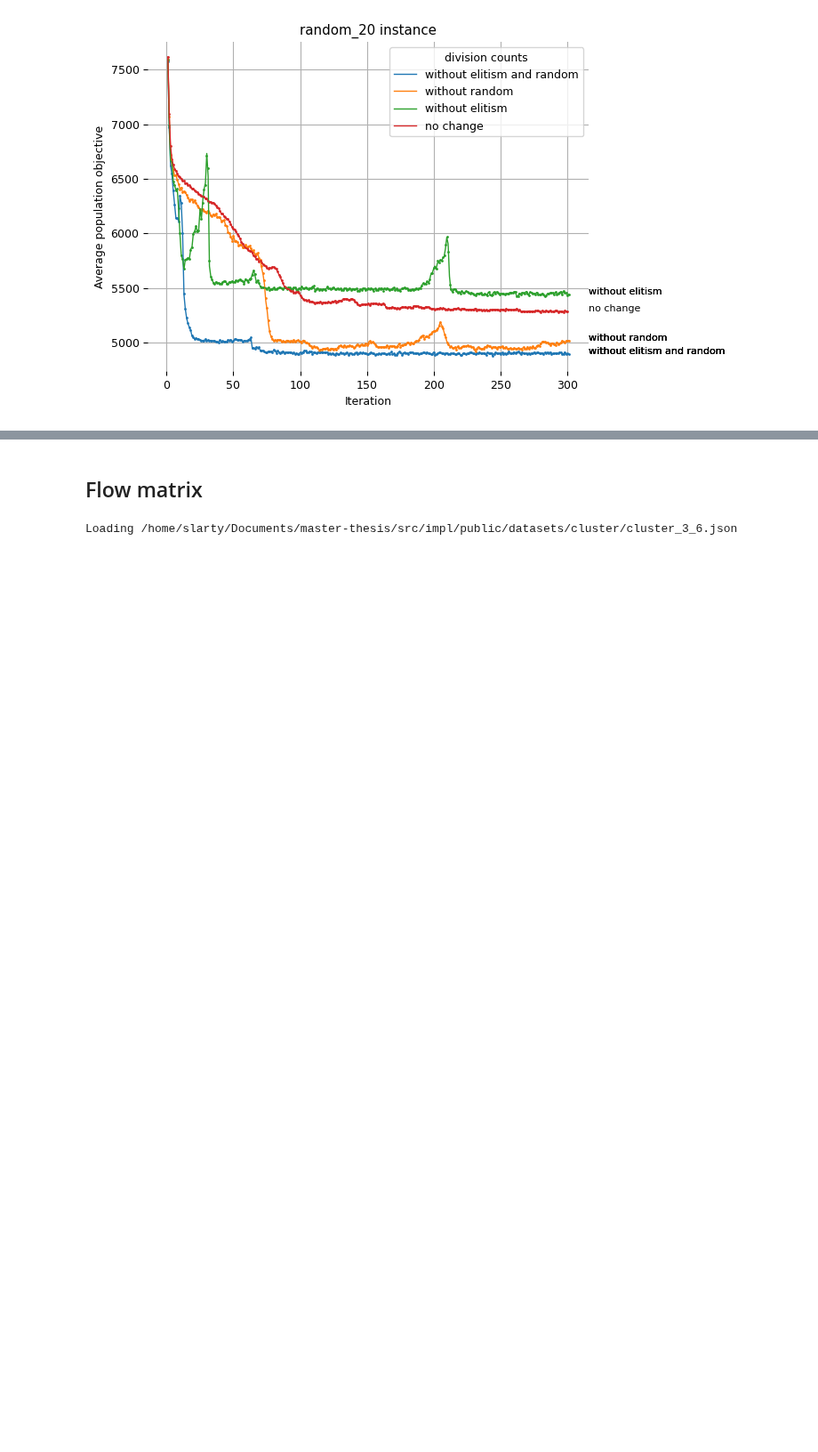
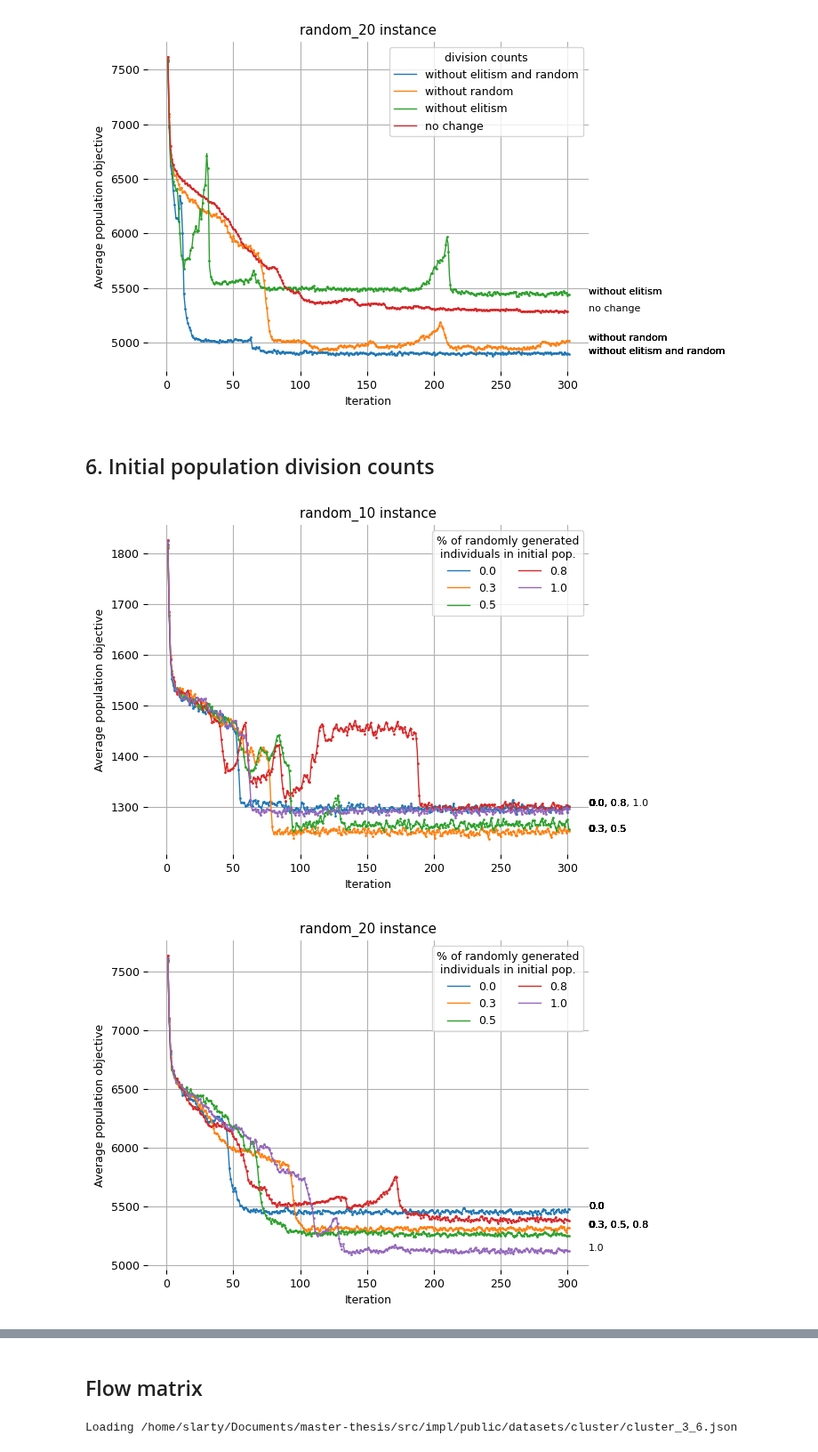
Before and after one commit to TaIos/master-thesis, a Jupyter notebook: src/notebooks/graphs.ipynb, the cells around one changed output, grey strips where cells are left out. Shown at 89% size. Drawn from its saved outputs; the diff is of its cells as text; code cells hidden in the pictures; blank space fills up the shorter version.

```diff
--- a/src/notebooks/graphs.ipynb
+++ b/src/notebooks/graphs.ipynb
@@ -336,6 +336,7 @@ def compResToDf(compResLst: List[ComputationResult]) -> pd.DataFrame:
            'instanceParameters.layout.width',
            'instanceParameters.layout.height',
            'objectiveParameters.overlappingPenalizationConstant',
+           'objectiveParameters.outsideOfAllocatedAreaPenalizationConstant',
            'size',
               ]
     data = []
@@ -344,8 +345,9 @@ def compResToDf(compResLst: List[ComputationResult]) -> pd.DataFrame:
         record.extend([getAttrNested(compRes, name) for name in colsLong])
         record.append(np.array([x.objectiveAvg for x in compRes.gaResult.hallOfFame]))
         record.append(np.array([x.bestIndividual.paintingPlacement for x in compRes.gaResult.hallOfFame]))
+        record.append(np.array([x.bestIndividual.paintingAllocatedSpace for x in compRes.gaResult.hallOfFame]))
         data.append(record)
-    return pd.DataFrame(data, columns=map(lambda x: x.split('.')[-1], colsLong+['avgObjTS', 'paintingPlacement']))
+    return pd.DataFrame(data, columns=map(lambda x: x.split('.')[-1], colsLong+['avgObjTS', 'paintingPlacement', 'paintingAllocatedSpace']))
 
 def findFileInDirectory(directory, filename):
     for root, dirs, files in os.walk(directory):
@@ -610,3 +592,22 @@ for name in dfCounts.name.unique():
 # %% [output]
 [figure]
 [figure]
+# %% [markdown]
+## 6. Initial population division counts
+# %%
+r = loadComputationResultBatch('./out_hyperparameters/initial_population_division_counts', addName=True, addInstanceSize=True)
+dfInit = compResToDf(r)
+dfInit['popInitRandom'] = dfInit.initialPopulationDivisionCounts.apply(lambda x: x['random'])
+# %%
+dfInitTS = dfInit.groupby([dfInit.name, dfInit.popInitRandom])['avgObjTS'].mean()
+
+for name in dfInit.name.unique():
+    for popInitRandom in dfInit.popInitRandom.unique():
+        ts = dfInitTS[name, popInitRandom]
+        plotter(x=range(1, len(ts)+1), y=ts, label=popInitRandom, title=f'{name} instance', legendTitle='% of randomly generated\n individuals in initial pop.', scatterDotSize=1,
+               fontsize=9, xlabel='Iteration', ylabel='Average population objective', ncol=2, annotateEndOfLines=True,annotateEndOfLinesPenalization=100)
+    plt.savefig(f'figures2/initial_population_division_counts_{name}.pdf', bbox_inches='tight')
+    plt.show()
+# %% [output]
+[figure, added]
+[figure, added]
```
Also changed, not shown: parts of 10 cells of this notebook, 7 other files.
